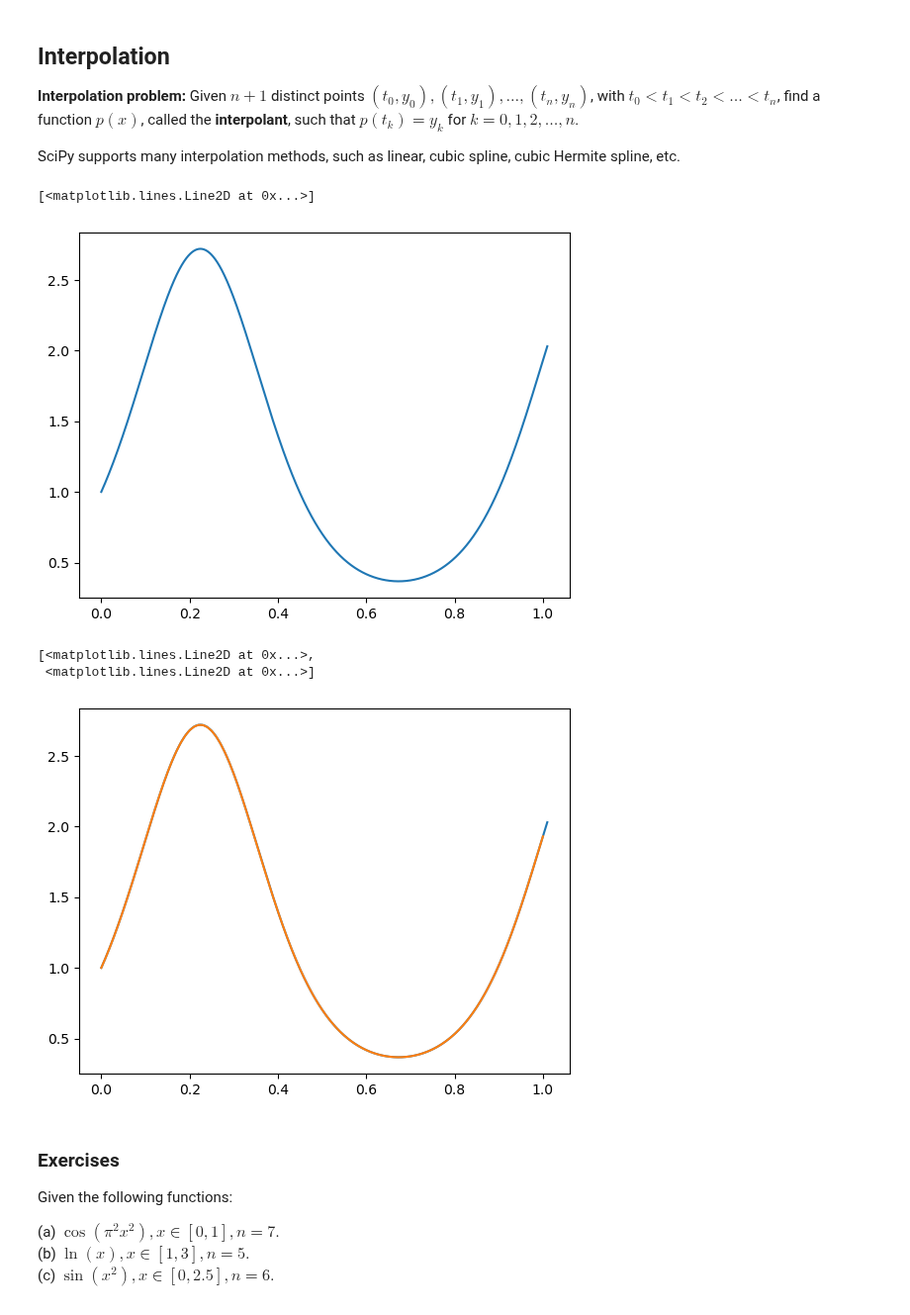
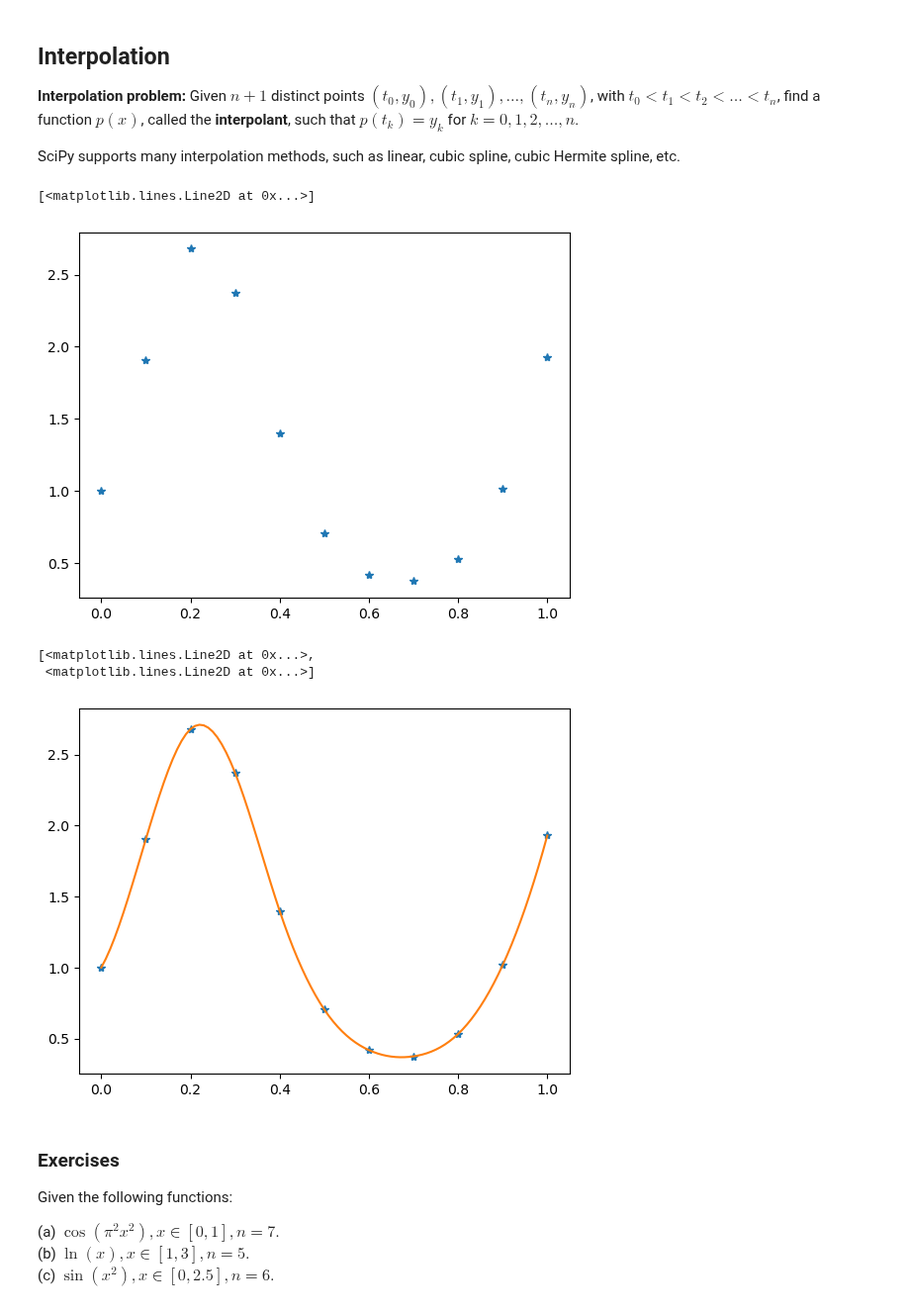
Before and after one commit to liuyxpp/XDSY118019, a Jupyter notebook: notebooks/02_python_scientific_computing.ipynb, the cells around one changed output. Shown at 99% size. Saved outputs shown, nothing was run; the diff lists cells and outputs as text; code cells hidden in the pictures.

```diff
--- a/notebooks/02_python_scientific_computing.ipynb
+++ b/notebooks/02_python_scientific_computing.ipynb
@@ -1028,22 +1035,22 @@ def f(x):
 # %%
 import numpy as np
 # %%
-x = np.arange(0.0, 1.01, 0.0001)
+x = np.arange(0.0, 1.01, 0.1)
 y = f(x)
-plt.plot(x, y, '-')
+plt.plot(x, y, '*')
 # %% [output]
 [<matplotlib.lines.Line2D at 0x...>]
-[figure, old version]
+[figure, new version]
 # %%
 fp = interp1d(x, y, 'cubic')
 xp = np.arange(0.0, 1.001, 0.01)
 yp = fp(xp)
-plt.plot(x, y, '-', xp, yp, '-')
+plt.plot(x, y, '*', xp, yp, '-')
 # plt.plot(xp, f(xp))
 # %% [output]
 [<matplotlib.lines.Line2D at 0x...>,
  <matplotlib.lines.Line2D at 0x...>]
-[figure, old version]
+[figure, new version]
 # %% [markdown]
 ### Exercises
 
```
Also changed, not shown: parts of 23 cells of this notebook, 1 other file.
